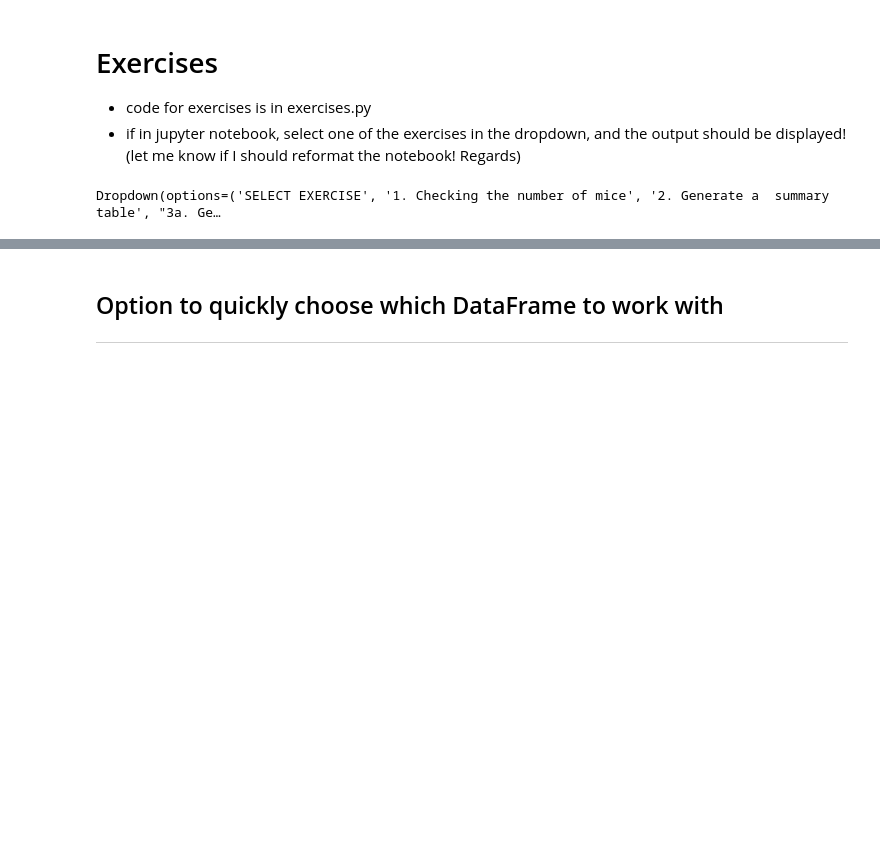
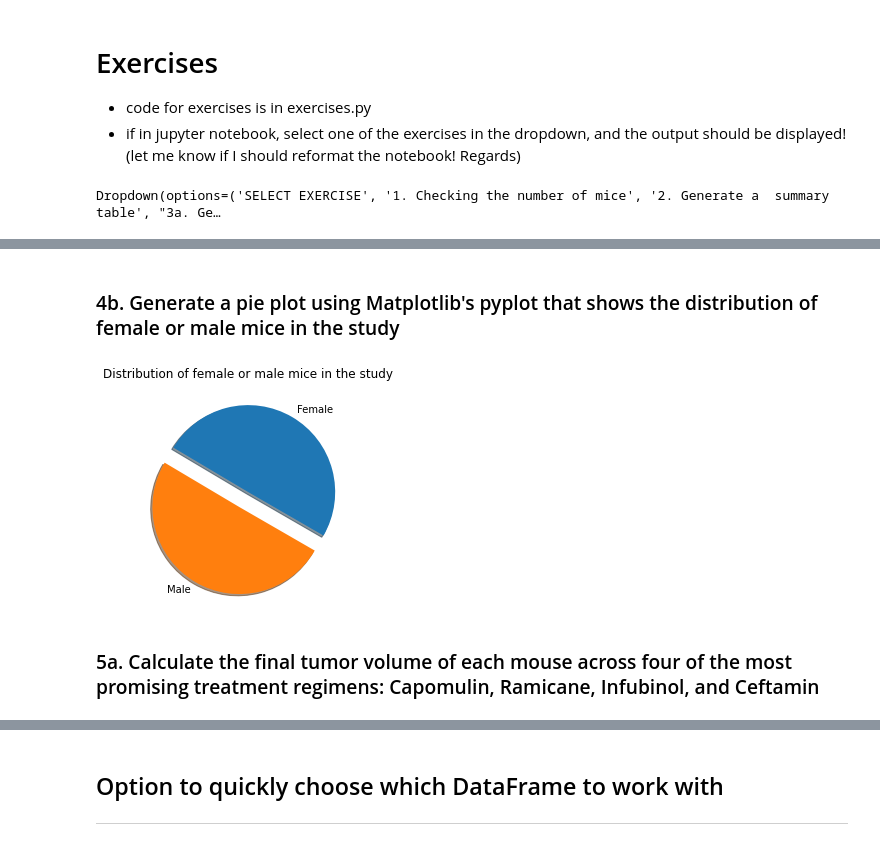
Before and after one commit to kpessa/matplotlib-challenge, a Jupyter notebook: Pymaceuticals/matplotlib-challenge.ipynb, the cells around one changed output, grey strips where cells are left out. Cells and saved outputs as stored; diff of their text form; code cells hidden in the pictures; blank space fills up the shorter version.

```diff
--- a/Pymaceuticals/matplotlib-challenge.ipynb
+++ b/Pymaceuticals/matplotlib-challenge.ipynb
@@ -47,0 +103,11 @@ Dropdown(options=('SELECT EXERCISE', '1. Checking the number of mice', '2. Gener
+# %% [markdown]
+### 4b. Generate a pie plot using Matplotlib's pyplot that shows the distribution of female or male mice in the study
+# %%
+drug_grp = src.get_last_instance_data().groupby(by="Sex")
+plt.pie(drug_grp['Mouse ID'].count(),labels=drug_grp.groups.keys(),explode = [0,0.2],shadow=True, startangle=-30)
+plt.title("Distribution of female or male mice in the study")
+plt.show()
+# %% [output]
+[figure, added]
+# %% [markdown]
+### 5a. Calculate the final tumor volume of each mouse across four of the most promising treatment regimens: Capomulin, Ramicane, Infubinol, and Ceftamin
```
Also changed, not shown: parts of 28 cells of this notebook, 2 other files.
